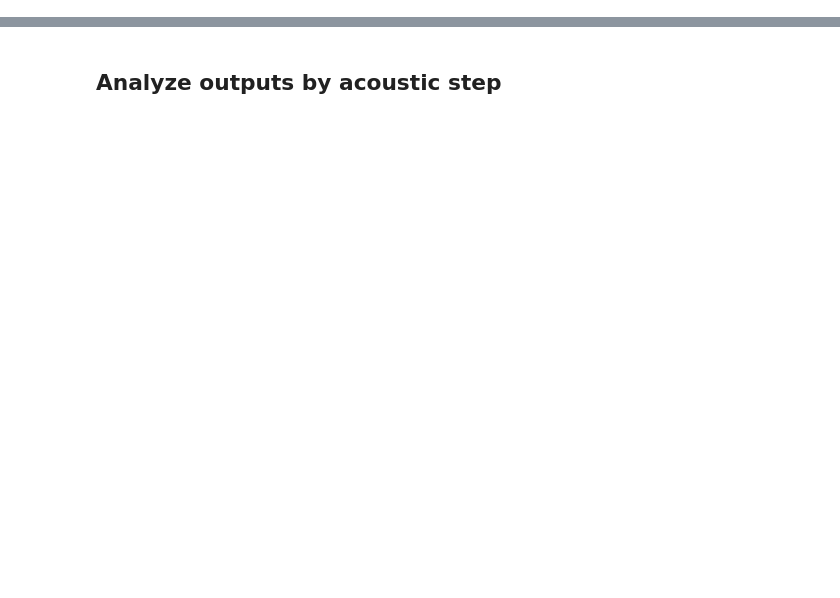
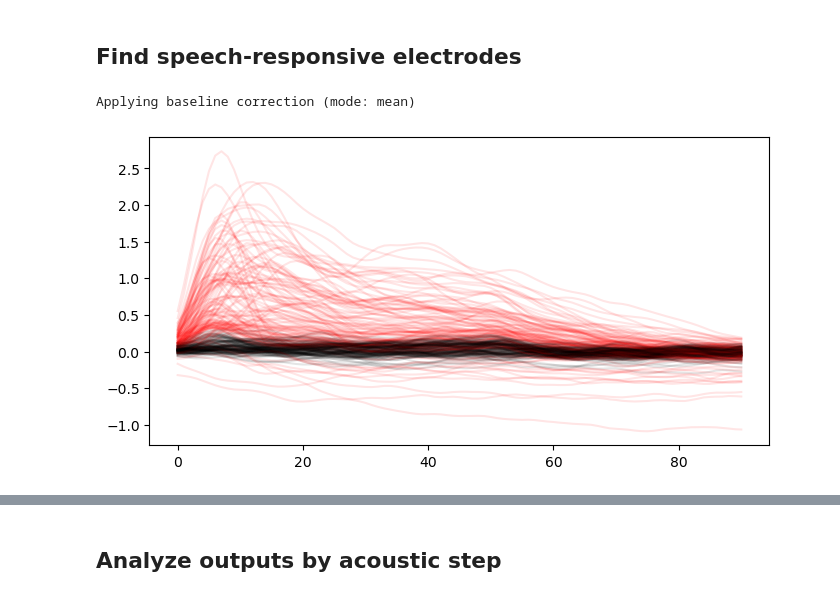
Before and after one commit to hans/barakeet, a Jupyter notebook: notebooks/population_decoding.ipynb, the cells around one changed output, grey strips where cells are left out. Saved outputs shown, nothing was run; the diff lists cells and outputs as text; code cells hidden in the pictures; blank space fills up the shorter version.

```diff
--- a/notebooks/population_decoding.ipynb
+++ b/notebooks/population_decoding.ipynb
@@ -38,10 +136,7 @@ roi_filters = {
 # %%
-all_epoch_paths = list(Path("epochs").glob("*.fif"))
+all_epoch_paths = list(Path("outputs/epochs_preprocessed").glob("*.fif"))
 # %%
 epochs = {}
 for path in tqdm(all_epoch_paths):
-    subject_name = re.findall("(EC[\d]+)_epochs", str(path))[0]
-    if subject_name == "EC282":
-        # missing ecog data
-        continue
+    subject_name = re.findall("(EC[\d]+)_epo", str(path))[0]
     epochs[subject_name] = mne.read_epochs(str(path)).pick("ecog").resample(100)
@@ -52,0 +188,17 @@ electrode_df = electrode_df.droplevel("electrode_name").set_index("roi", append=
+# %% [markdown]
+## Find speech-responsive electrodes
+# %%
+# power threshold relative to pre-speech baseline which defines a "speech responsive" electrode
+# if we see absolute value change >= this threshold, call the electrode speech-responsive
+speech_responsive_threshold = 0.3
+# %%
+# demo this
+dd = next(iter(epochs.values())).copy().apply_baseline((None, 0)).average().crop(tmin=0, tmax=0.9).get_data()
+keep = np.abs(dd).max(axis=1) > speech_responsive_threshold
+
+f, ax = plt.subplots(figsize=(8, 4))
+for line, k in zip(dd, keep):
+    plt.plot(line, color="r" if k else "k", alpha=0.1)
+# %% [output]
+Applying baseline correction (mode: mean)
+[figure, added]
```
Also changed, not shown: parts of 30 cells of this notebook.
